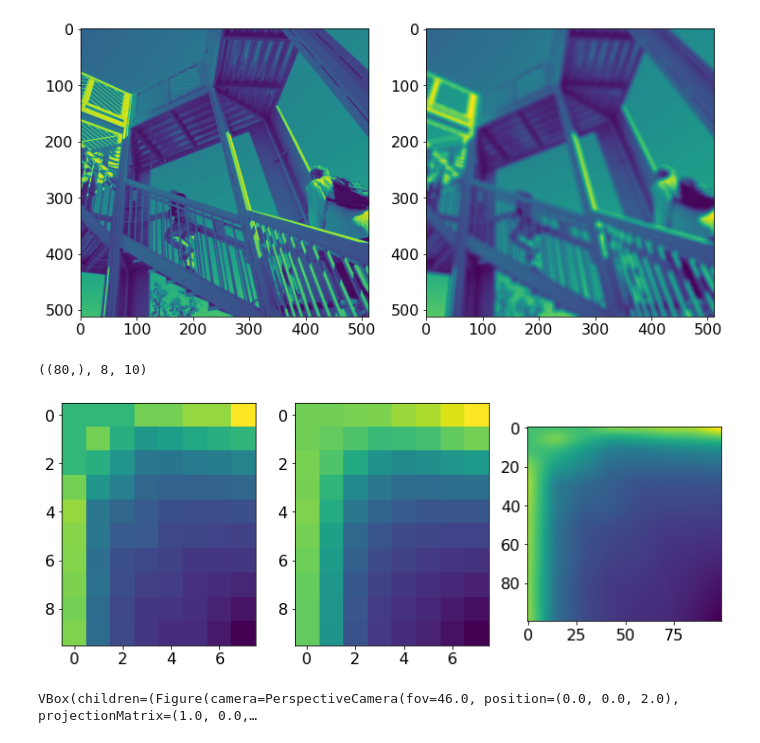
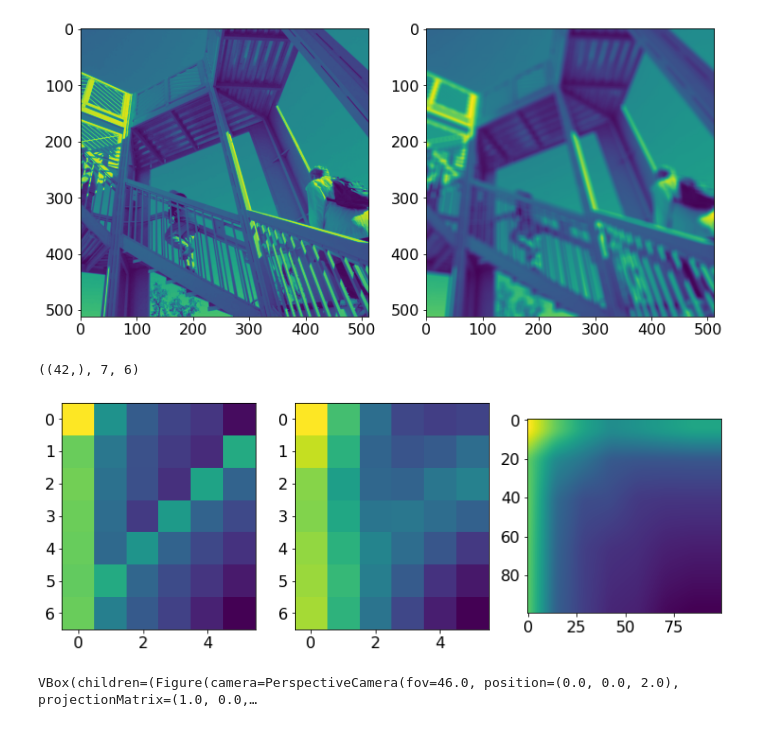
Before and after one commit to raalesir/segregation, a Jupyter notebook: Untitled.ipynb, the cells around one changed output. Saved outputs shown, nothing was run; the diff lists cells and outputs as text; code cells hidden in the pictures.

```diff
--- a/Untitled.ipynb
+++ b/Untitled.ipynb
@@ -707,4 +678,5 @@ def get_en_n_to_infty(data, filters={'min_n':20, 'area': 25.0}):
 # %%
+aggregated = density_data['density_0.5']
 min_energy = get_en_n_to_infty(aggregated, filters={'min_n':20})
 min_energy
 # %% [output]
@@ -1074,9 +1045,12 @@ plt.show()
 # %% [output]
 [figure]
 # %%
+vals = z.values.reshape(6,7).T
+
+
 vals.flatten().shape, len(x), len(y)
 # %% [output]
-((80,), 8, 10)
+((42,), 7, 6)
 # %%
 f = interpolate.interp2d(x, y, vals.T.flatten(), kind='linear')
 
@@ -1090,22 +1064,21 @@ XX, YY = np.meshgrid(x_new, s_new)
 # %%
 z.shape
 fig = plt.figure(figsize=(12,8))
 
-vals = z.values.reshape(8,10).T
 smoothed = ndimage.uniform_filter(vals, size=3)
 smoothed_1 = ndimage.uniform_filter(en_new_smoothed, size=5)
 
 ax1 = fig.add_subplot(131)  # left side
 ax2 = fig.add_subplot(132)  # ri
 ax3 = fig.add_subplot(133)
 ax1.imshow(vals)
 ax2.imshow(smoothed)
 ax3.imshow(smoothed_1)
 
 #
 plt.show()
 # %% [output]
-[figure, old version]
+[figure, new version]
 # %%
 ipv.figure()
 ipv.plot_surface(X, vals, Y, color="orange")
```
Also changed, not shown: parts of 84 cells of this notebook.
